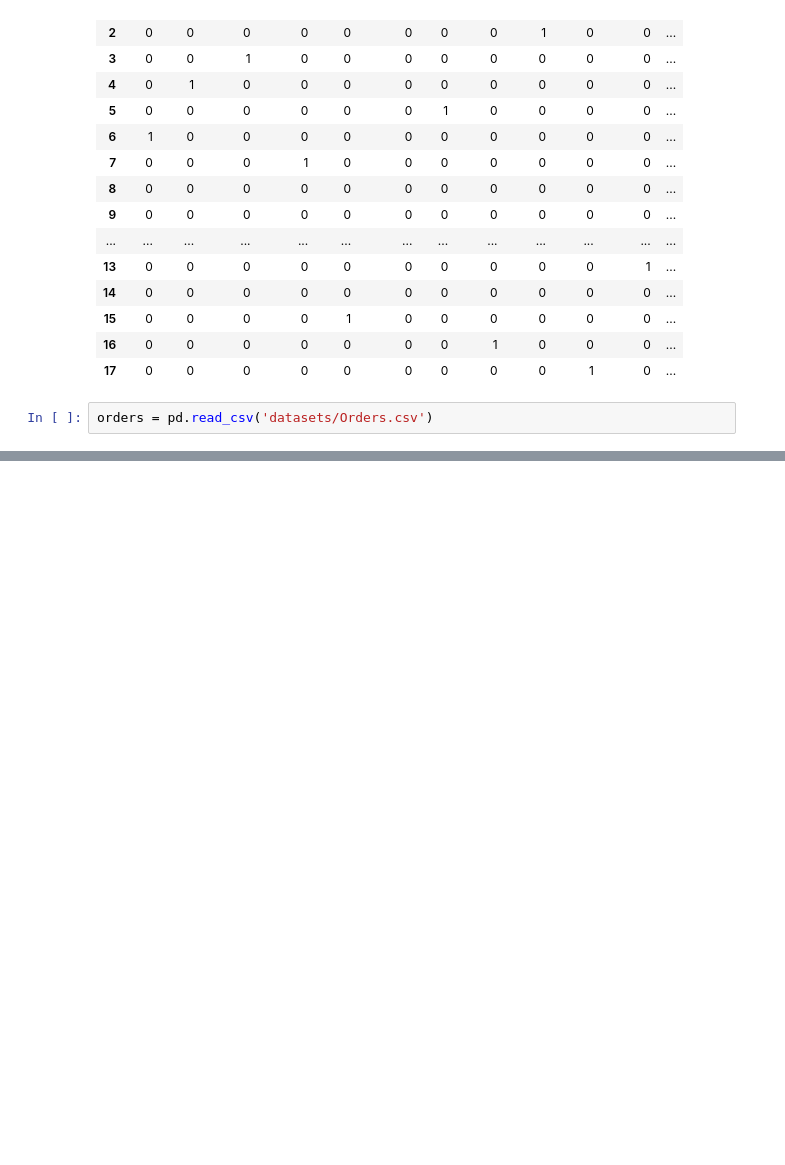
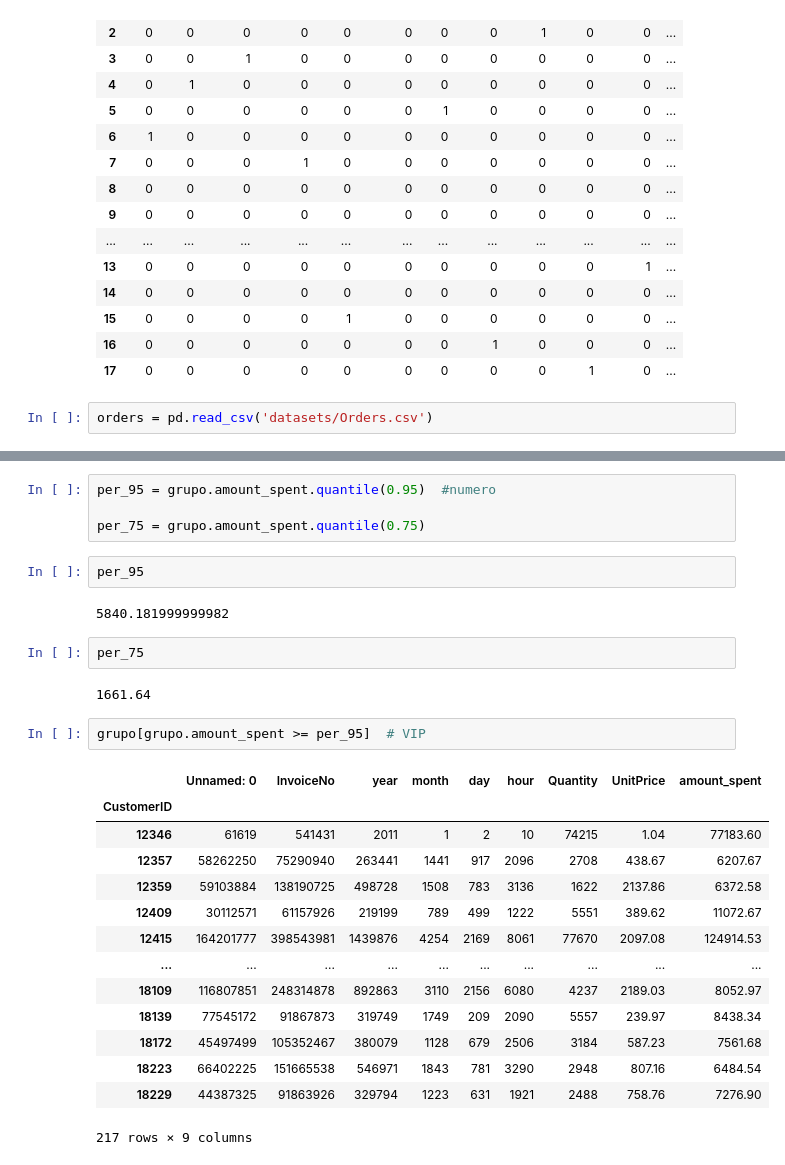
Before and after one commit to dataptmad0124/lessons, a Jupyter notebook: m1/Repaso_labs_3.ipynb, the cells around one changed output, grey strips where cells are left out. Cells and saved outputs as stored; diff of their text form; blank space fills up the shorter version.

```diff
--- a/m1/Repaso_labs_3.ipynb
+++ b/m1/Repaso_labs_3.ipynb
@@ -634,0 +651,29 @@ Name: amount_spent, Length: 397924, dtype: float64
+# %%
+per_95 = grupo.amount_spent.quantile(0.95)  #numero
+
+per_75 = grupo.amount_spent.quantile(0.75)
+# %%
+per_95
+# %% [output]
+5840.181999999982
+# %%
+per_75
+# %% [output]
+1661.64
+# %%
+grupo[grupo.amount_spent >= per_95]  # VIP
+# %% [output]
+|  | Unnamed: 0 | InvoiceNo | year | month | day | hour | Quantity | UnitPrice | amount_spent |
+| CustomerID |  |  |  |  |  |  |  |  |  |
+| 12346 | 61619 | 541431 | 2011 | 1 | 2 | 10 | 74215 | 1.04 | 77183.60 |
+| 12357 | 58262250 | 75290940 | 263441 | 1441 | 917 | 2096 | 2708 | 438.67 | 6207.67 |
+| 12359 | 59103884 | 138190725 | 498728 | 1508 | 783 | 3136 | 1622 | 2137.86 | 6372.58 |
+| 12409 | 30112571 | 61157926 | 219199 | 789 | 499 | 1222 | 5551 | 389.62 | 11072.67 |
+| 12415 | 164201777 | 398543981 | 1439876 | 4254 | 2169 | 8061 | 77670 | 2097.08 | 124914.53 |
+| ... | ... | ... | ... | ... | ... | ... | ... | ... | ... |
+| 18109 | 116807851 | 248314878 | 892863 | 3110 | 2156 | 6080 | 4237 | 2189.03 | 8052.97 |
+| 18139 | 77545172 | 91867873 | 319749 | 1749 | 209 | 2090 | 5557 | 239.97 | 8438.34 |
+| 18172 | 45497499 | 105352467 | 380079 | 1128 | 679 | 2506 | 3184 | 587.23 | 7561.68 |
+| 18223 | 66402225 | 151665538 | 546971 | 1843 | 781 | 3290 | 2948 | 807.16 | 6484.54 |
+| 18229 | 44387325 | 91863926 | 329794 | 1223 | 631 | 1921 | 2488 | 758.76 | 7276.90 |
+217 rows × 9 columns
```
Also changed, not shown: parts of 15 cells of this notebook.
